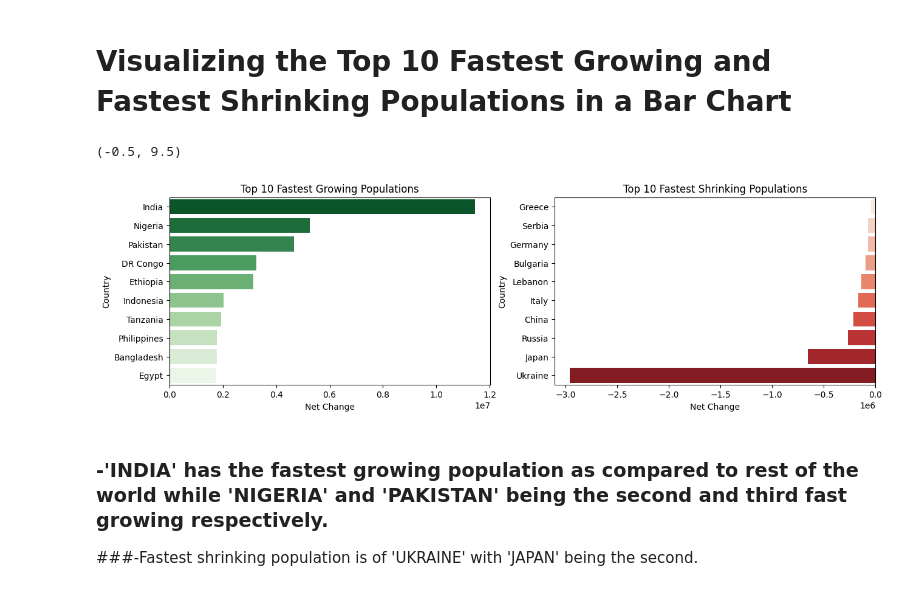
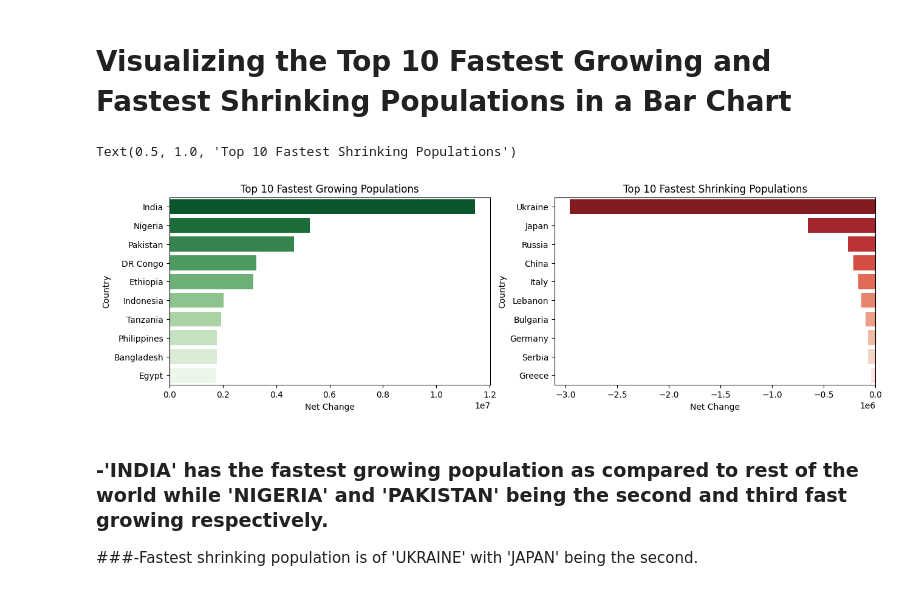
Before and after one commit to vikaspabla/WorldPopulation2023-ExploratoryDataAnalysis, a Jupyter notebook: WorldPopulation2023_ExploratoryDataAnalysis.ipynb, the cells around one changed output. Cells and saved outputs as stored; diff of their text form; code cells hidden in the pictures.

```diff
--- a/WorldPopulation2023_ExploratoryDataAnalysis.ipynb
+++ b/WorldPopulation2023_ExploratoryDataAnalysis.ipynb
@@ -29,7 +29,9 @@ df
 # Renaming Columns as per needs and convenience
 # %%
 #Using rename columns in pandas
-df = df.rename(columns={'Country (or dependency)': 'Country', 'Population': 'Population-2023', 'Yearly': 'Yearly Change', 'Net': 'Net Change', 'Density': 'Density (P/Km²)', 'Land Area': 'Land Area (Km²)', 'Migrants': 'Migrants(net)', 'Fert.': 'Fertility Rate', 'World': 'World Share'})
+df = df.rename(columns={'Country (or dependency)': 'Country', 'Population': 'Population-2023', 'Yearly': 'Yearly Change',
+                        'Net': 'Net Change', 'Density': 'Density (P/Km²)', 'Land Area': 'Land Area (Km²)', 'Migrants': 'Migrants(net)',
+                        'Fert.': 'Fertility Rate', 'World': 'World Share'})
 df
 # %% [output]
 |  | # | Country | Population-2023 | Yearly Change | Net Change | Density (P/Km²) | Land Area (Km²) | ... |
@@ -165,16 +167,15 @@ plt.rcParams['figure.figsize'] = (15,7)
 # %%
 fig, ax = plt.subplots(1, 2, figsize = (15,4))
 #extracted the information and assigned it to a name by using sort values and head function
 top_10_fastest_growing_population = df[['Country', 'Net Change']].sort_values(by = 'Net Change', ascending = False).head(10)
 sns.barplot(x = 'Net Change', y = 'Country', ax = ax[0], data = top_10_fastest_growing_population, orient = 'h', palette='Greens_r').set_title('Top 10 Fastest Growing Populations')
 
 #using colour palette in seaborn to get a fading colour representation of countries
 top_10_fastest_shriniking_population = df[['Country', 'Net Change']].sort_values(by = 'Net Change', ascending = True).head(10)
 sns.barplot(x = 'Net Change', y = 'Country', ax = ax[1], data = top_10_fastest_shriniking_population, orient = 'h', palette='Reds_r').set_title('Top 10 Fastest Shrinking Populations')
-plt.ylim(reversed(plt.ylim()))
 # %% [output]
-(-0.5, 9.5)
+Text(0.5, 1.0, 'Top 10 Fastest Shrinking Populations')
-[figure, old version]
+[figure, new version]
 # %% [markdown]
 ### -'INDIA' has the fastest growing population as compared to rest of the world while 'NIGERIA' and 'PAKISTAN' being the second and third fast growing respectively.
 
```
